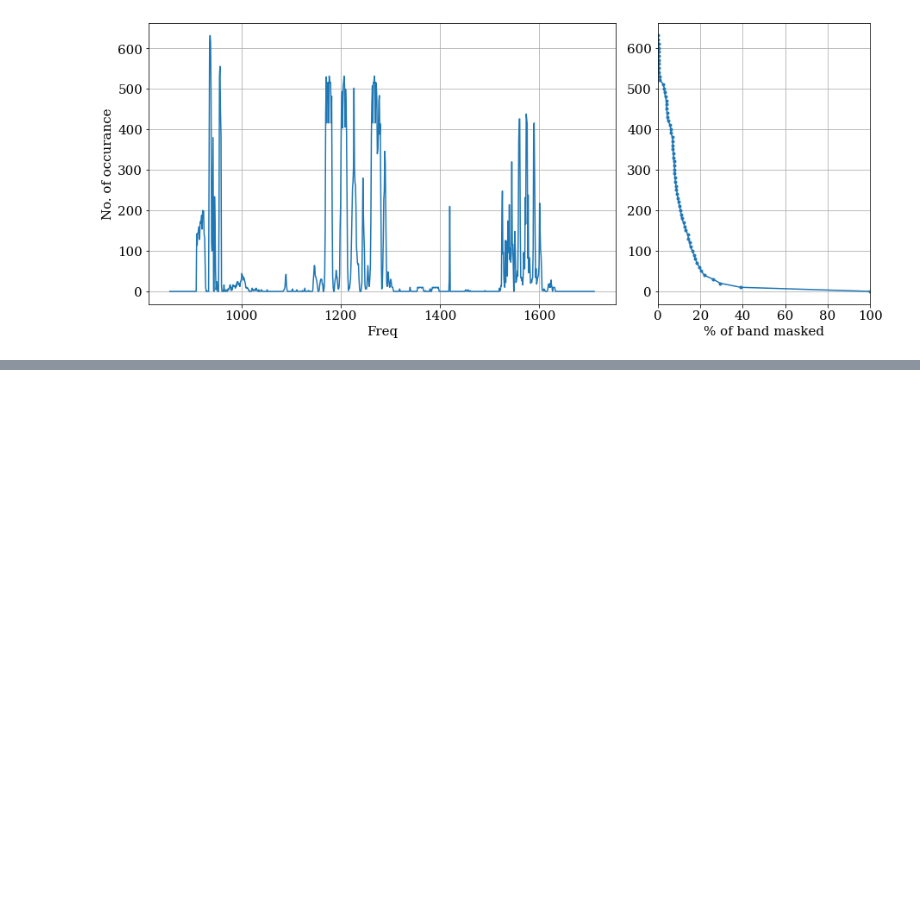
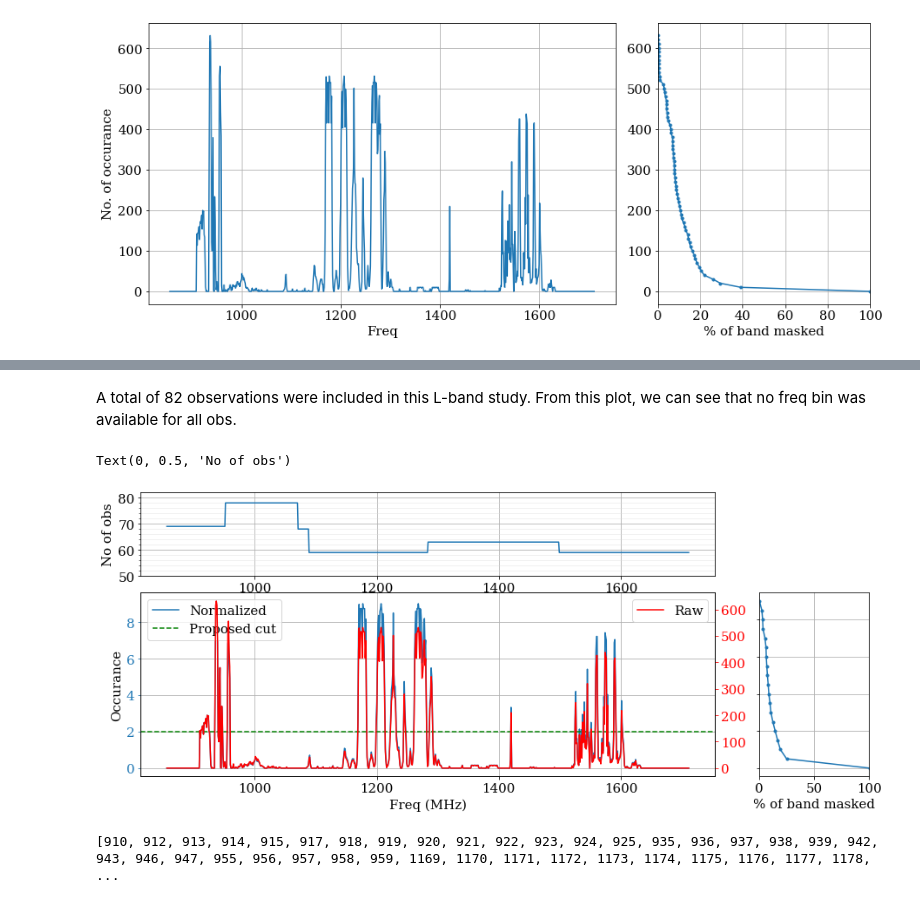
Before and after one commit to cherryng/MeerKAT_SETI_tools, a Jupyter notebook: Plot-MK-RFI.ipynb, the cells around one changed output, grey strips where cells are left out. Cells and saved outputs as stored; diff of their text form; code cells hidden in the pictures; blank space fills up the shorter version.

```diff
--- a/Plot-MK-RFI.ipynb
+++ b/Plot-MK-RFI.ipynb
@@ -88,0 +105,69 @@ print(RFI)
+# %% [markdown]
+A total of 82 observations were included in this L-band study. From this plot, we can see that no freq bin was available for all obs.
+# %%
+#Figure out % of band flagged for a given threshold using the normalized occurance
+
+Occ_Norm = Occ_Counts/N_obs
+
+Threshold_Bins_Norm = np.arange(0,np.max(Occ_Norm),0.5)
+histo=np.histogram(Occ_Norm,bins=np.append(Threshold_Bins_Norm,Threshold_Bins_Norm[-1]+0.5))
+
+#Use the cumulative sum function to find out the % of band masked. need to flip the array so the sum is correct
+Percent_band_Norm = histo[0]
+Percent_band_Norm = np.cumsum(np.flip(Percent_band_Norm))
+# %%
+#Re-plot dividing by N_obs
+
+fig = plt.figure(figsize=[15,6])
+plt.subplots_adjust(wspace = 0.4)
+mpl.rcParams.update({'font.size': 15,'font.family': 'serif'})
+
+
+#Main panel
+ax = plt.subplot2grid((3,5),(1,0), rowspan=2,colspan=4)
+ax.plot(Freq_Bins,Occ_Norm,label="Normalized")
+ax.set_ylabel("Occurance")
+ax.set_xlabel("Freq (MHz)")
+ax.grid()
+axb= ax.twinx()
+axb.plot(Freq_Bins,Occ_Counts,c='r',label="Raw")
+
+axb.tick_params(axis='y', colors='red')
+ax.tick_params(axis='y', colors='#1f77b4')
+ax.axhline(y=2,c="g",label="Proposed cut",ls="--")
+ax.legend(loc=2)
+axb.legend(loc=1)
+
+#Right lateral panel
+ax2 = plt.subplot2grid((3,5),(1,4), rowspan=2,colspan=1)
+ax2.plot(np.flip(Percent_band_Norm)/BW_total*100,Threshold_Bins_Norm,marker="o",markersize=3)
+ax2.grid()
+ax2.set_xlabel("% of band masked")
+ax2.set_xlim(0,100)
+ax2.set_yticklabels("")
+
+
+#Top panel
+ax3 = plt.subplot2grid((3,5),(0,0), rowspan=1,colspan=4)
+ax3.plot(Freq_Bins, N_obs)
+ax3.set_ylim(50,82)
+ax3.set_yticks(np.arange(50,82, 10))
+minor_ticks = np.arange(50, 82, 2)
+ax3.set_yticks(minor_ticks, minor=True)
+ax3.grid()
+ax3.grid(b=True, which='minor', color='gainsboro', linestyle='-',alpha=0.5)
+ax3.set_ylabel("No of obs")
+# %% [output]
+Text(0, 0.5, 'No of obs')
+[figure, added]
+# %%
+#Print out the master list of RFI to mask
+
+MasterRFI = []
+for i in range(len(Freq_Bins)):
+    if Occ_Norm[i]>=2:
+        MasterRFI.append(Freq_Bins[i])
+
+print(MasterRFI)
+# %% [output]
+[910, 912, 913, 914, 915, 917, 918, 919, 920, 921, 922, 923, 924, 925, 935, 936, 937, 938, 939, 942, 943, 946, 947, 955, 956, 957, 958, 959, 1169, 1170, 1171, 1172, 1173, 1174, 1175, 1176, 1177, 1178, ...
```
Also changed, not shown: parts of 3 cells of this notebook.
